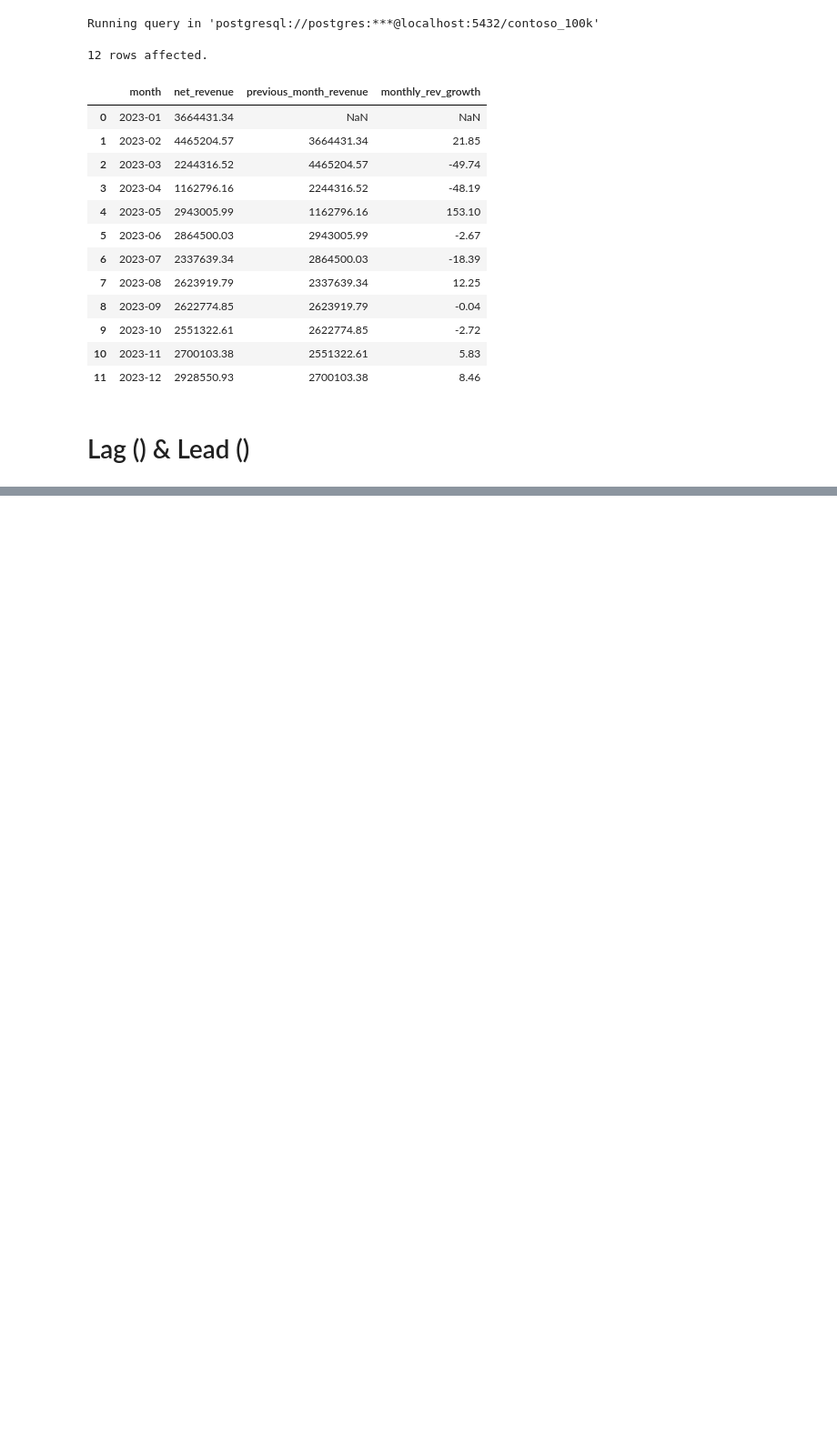
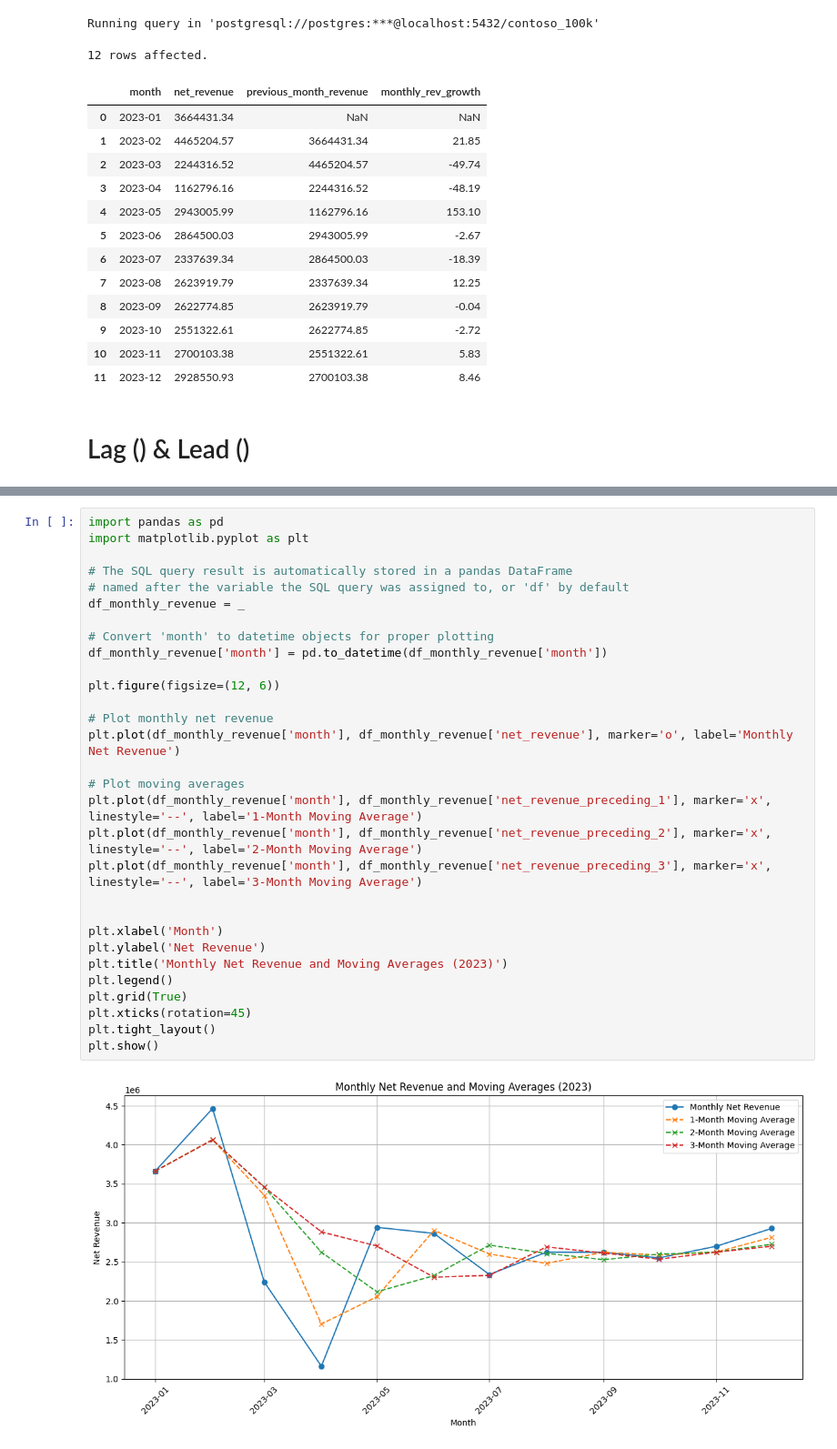
Before and after one commit to CodeWithTD/CodeWithTD, a Jupyter notebook: Resources/Blank_SQL_Notebook.ipynb, the cells around one changed output, grey strips where cells are left out. Shown at 91% size. Saved outputs shown, nothing was run; the diff lists cells and outputs as text; blank space fills up the shorter version.

```diff
--- a/Resources/Blank_SQL_Notebook.ipynb
+++ b/Resources/Blank_SQL_Notebook.ipynb
@@ -393,0 +521,32 @@ Running query in 'postgresql://postgres:***@localhost:5432/contoso_100k'
+# %%
+import pandas as pd
+import matplotlib.pyplot as plt
+
+# The SQL query result is automatically stored in a pandas DataFrame
+# named after the variable the SQL query was assigned to, or 'df' by default
+df_monthly_revenue = _
+
+# Convert 'month' to datetime objects for proper plotting
+df_monthly_revenue['month'] = pd.to_datetime(df_monthly_revenue['month'])
+
+plt.figure(figsize=(12, 6))
+
+# Plot monthly net revenue
+plt.plot(df_monthly_revenue['month'], df_monthly_revenue['net_revenue'], marker='o', label='Monthly Net Revenue')
+
+# Plot moving averages
+plt.plot(df_monthly_revenue['month'], df_monthly_revenue['net_revenue_preceding_1'], marker='x', linestyle='--', label='1-Month Moving Average')
+plt.plot(df_monthly_revenue['month'], df_monthly_revenue['net_revenue_preceding_2'], marker='x', linestyle='--', label='2-Month Moving Average')
+plt.plot(df_monthly_revenue['month'], df_monthly_revenue['net_revenue_preceding_3'], marker='x', linestyle='--', label='3-Month Moving Average')
+
+
+plt.xlabel('Month')
+plt.ylabel('Net Revenue')
+plt.title('Monthly Net Revenue and Moving Averages (2023)')
+plt.legend()
+plt.grid(True)
+plt.xticks(rotation=45)
+plt.tight_layout()
+plt.show()
+# %% [output]
+[figure, added]
```
Also changed, not shown: parts of 7 cells of this notebook.
